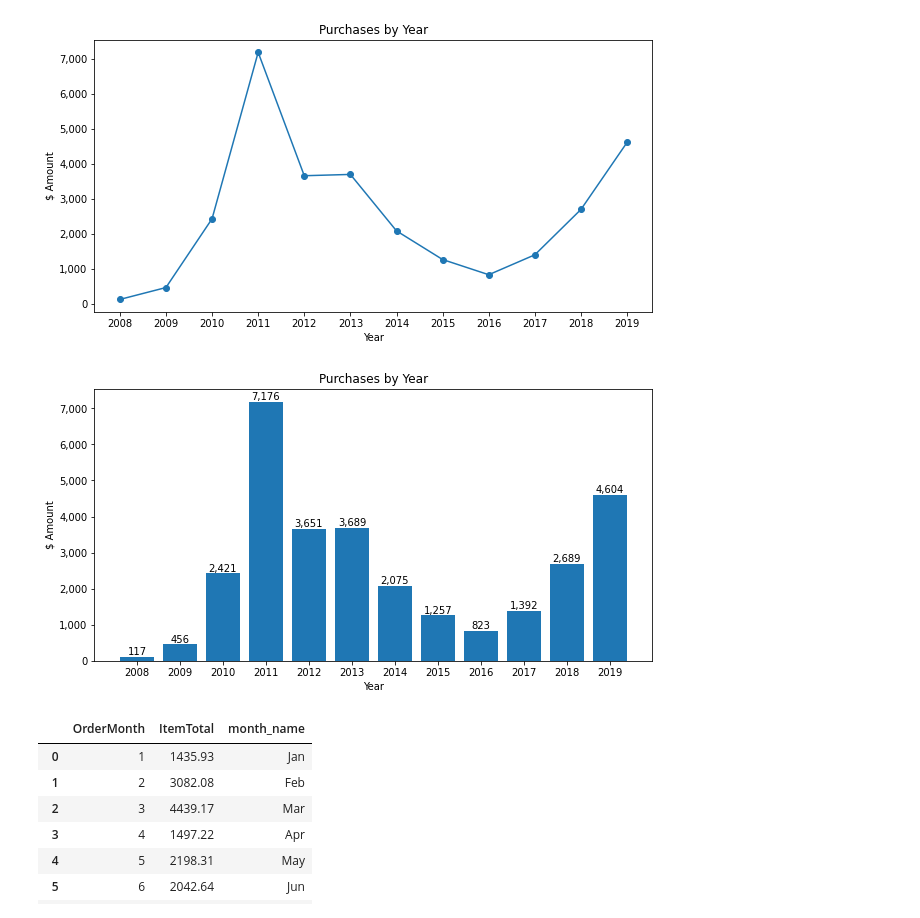
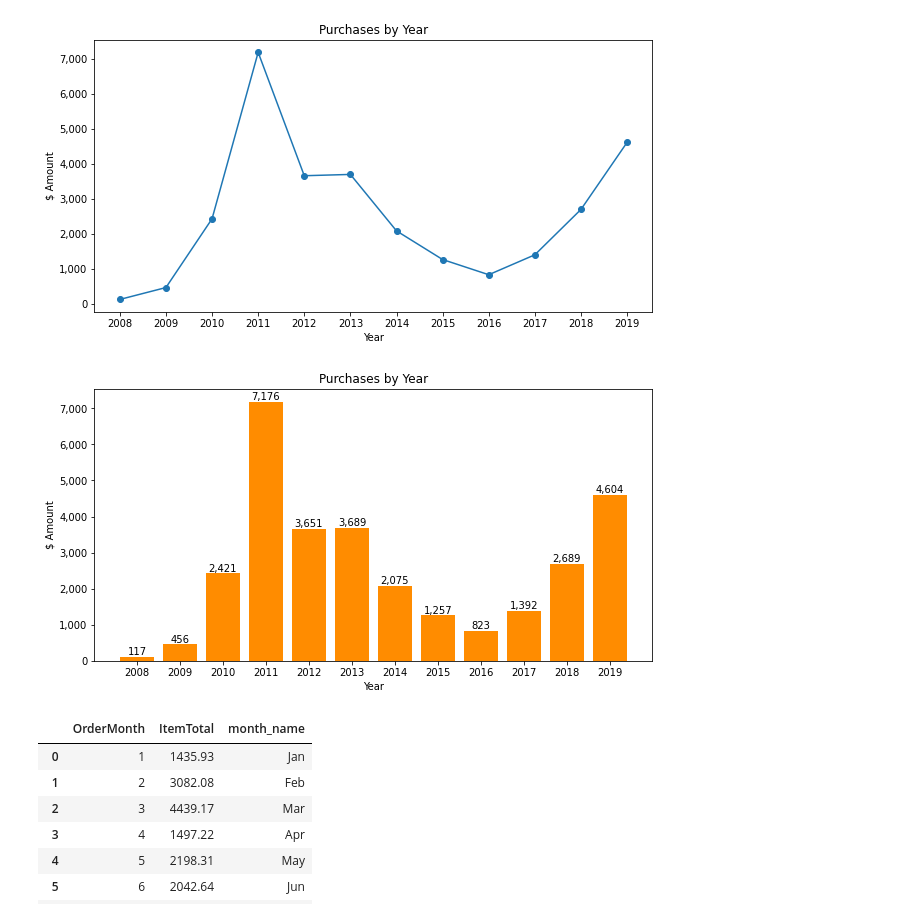
Before and after one commit to AmitSamra/AmazonOrderHistoryAirflowAWS, a Jupyter notebook: AmazonOrderHistoryAirflowAWS_input.ipynb, the cells around one changed output. Saved outputs shown, nothing was run; the diff lists cells and outputs as text; code cells hidden in the pictures.

```diff
--- a/AmazonOrderHistoryAirflowAWS_input.ipynb
+++ b/AmazonOrderHistoryAirflowAWS_input.ipynb
@@ -172,23 +172,23 @@ plt.show()
 [figure]
 # %%
 fig,ax = plt.subplots(figsize=(10,5))
-ax.bar(df_OrderYear.index, df_OrderYear.values)
+ax.bar(df_OrderYear.index, df_OrderYear.values, color='darkorange')
 ax.set_xlabel('Year')
 ax.set_ylabel('$ Amount')
 ax.set_title('Purchases by Year')
 plt.xticks([x for x in df_OrderYear.index], rotation=0)
 
 ax.yaxis.set_major_formatter(
     ticker.FuncFormatter(lambda y,p: format(int(y),','))
 )
 
 for i,j in zip(df_OrderYear.index,df_OrderYear.values):
     ax.annotate(format(int(j), ','), xy=(i,j), va='bottom', ha='center')
 
 plt.show()
 #ax.figure.savefig('./img/PurchasesByYear.png', bbox_inches='tight', dpi=150)
 # %% [output]
-[figure, old version]
+[figure, new version]
 # %%
 # Purchases by Month
 
```
Also changed, not shown: parts of 5 cells of this notebook, 7 other files.
